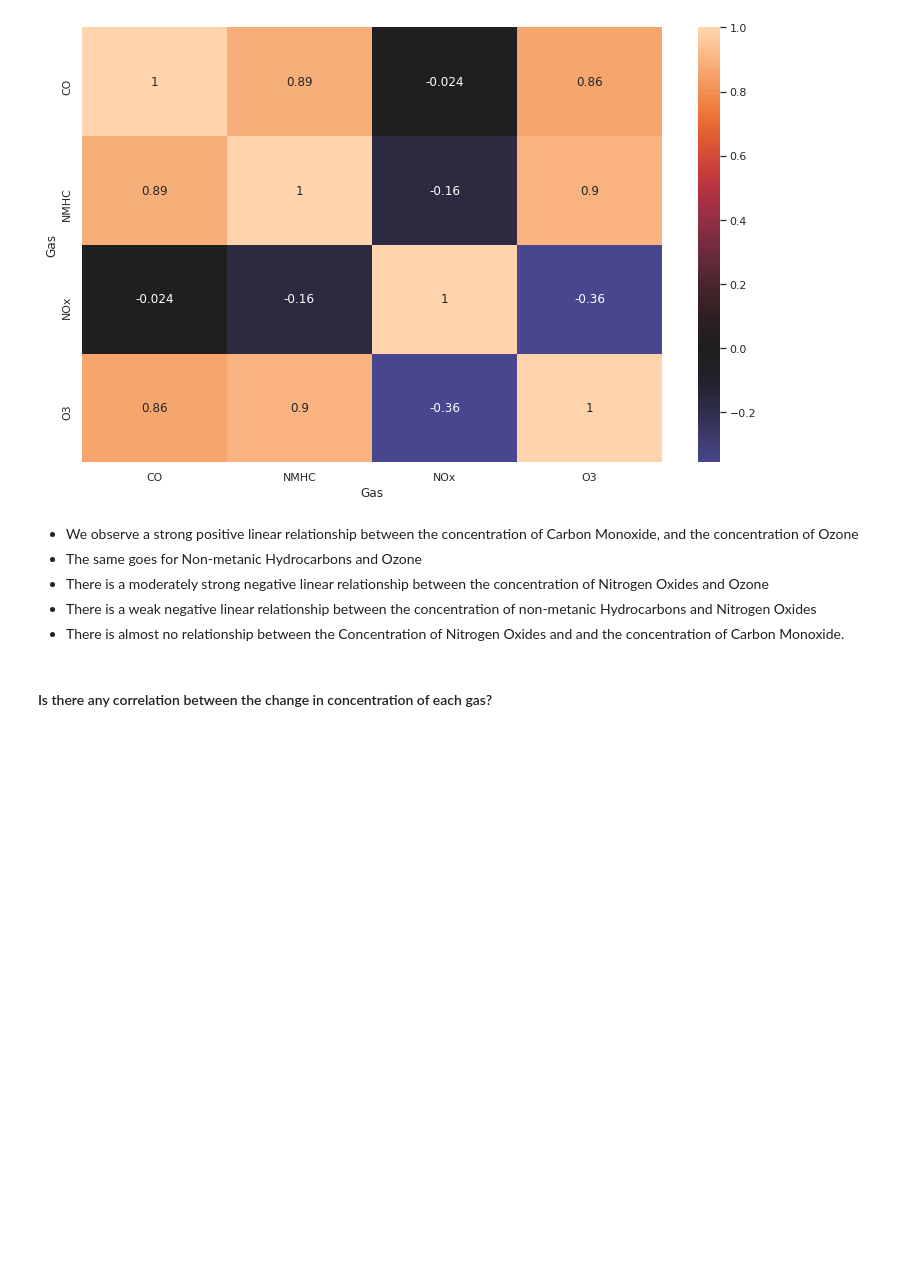
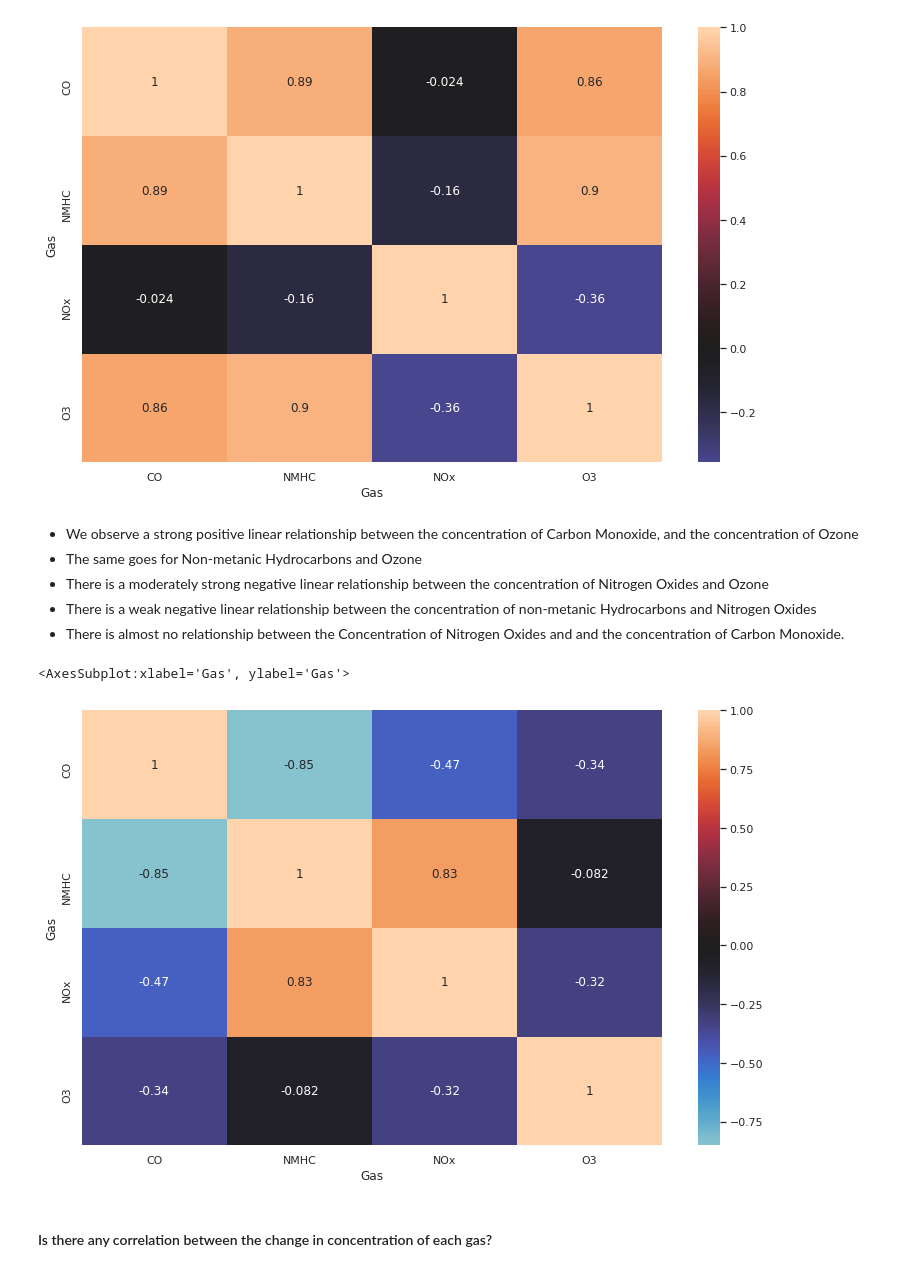
Before and after one commit to Tien-Cheng/AI-and-Machine-Learning--ST1511-, a Jupyter notebook: Assignment 2/time series analysis/time-series.ipynb, the cells around one changed output. Cells and saved outputs as stored; diff of their text form; code cells hidden in the pictures; blank space fills up the shorter version.

```diff
--- a/Assignment 2/time series analysis/time-series.ipynb
+++ b/Assignment 2/time series analysis/time-series.ipynb
@@ -477,6 +484,13 @@ sns.heatmap(gas_corr, annot=True, center=0)
 - There is a moderately strong negative linear relationship between the concentration of Nitrogen Oxides and Ozone
 - There is a weak negative linear relationship between the concentration of non-metanic Hydrocarbons and Nitrogen Oxides
 - There is almost no relationship between the Concentration of Nitrogen Oxides and and the concentration of Carbon Monoxide.
+# %%
+gas_corr = daily_volumes.pct_change().corr()
+
+sns.heatmap(gas_corr, annot=True, center=0)
+# %% [output]
+<AxesSubplot:xlabel='Gas', ylabel='Gas'>
+[figure, added]
 # %% [markdown]
 #### Is there any correlation between the change in concentration of each gas?
 # %% [markdown]
```
Also changed, not shown: parts of 20 cells of this notebook, 47 other files.
